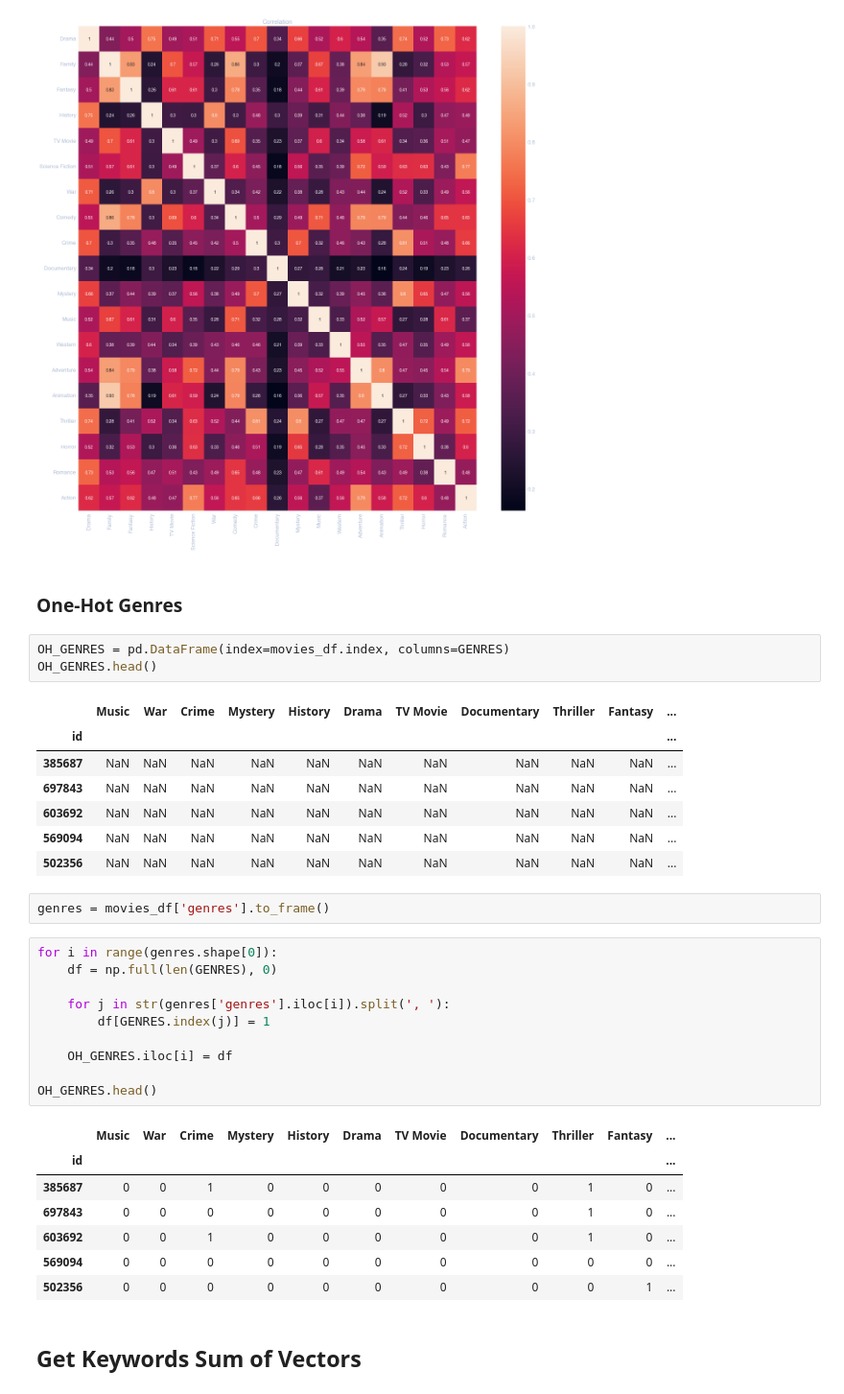
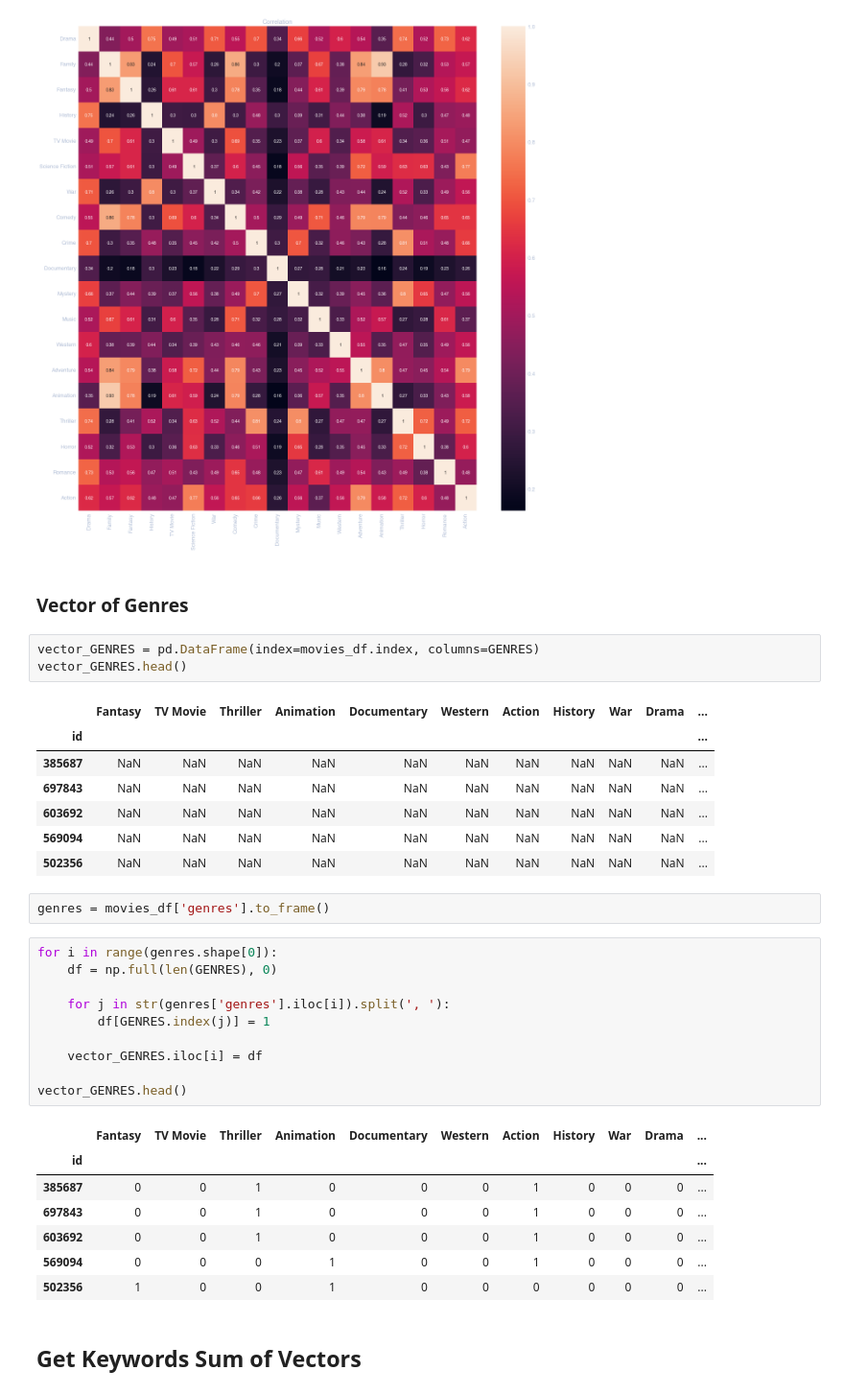
Before and after one commit to fadeeva/normal_projects, a Jupyter notebook: Popular_10000_movies_listed_on_TMDb/prsnt.ipynb, the cells around one changed output. Shown at 96% size. Cells and saved outputs as stored; diff of their text form.

```diff
--- a/Popular_10000_movies_listed_on_TMDb/prsnt.ipynb
+++ b/Popular_10000_movies_listed_on_TMDb/prsnt.ipynb
@@ -482,12 +482,12 @@ plt.title('Correlation')
 Text(0.5, 1.0, 'Correlation')
 [figure]
 # %% [markdown]
-### One-Hot Genres
+### Vector of Genres
 # %%
-OH_GENRES = pd.DataFrame(index=movies_df.index, columns=GENRES)
-OH_GENRES.head()
+vector_GENRES = pd.DataFrame(index=movies_df.index, columns=GENRES)
+vector_GENRES.head()
 # %% [output]
-|  | Music | War | Crime | Mystery | History | Drama | TV Movie | Documentary | Thriller | Fantasy | ... |
+|  | Fantasy | TV Movie | Thriller | Animation | Documentary | Western | Action | History | War | Drama | ... |
 | id |  |  |  |  |  |  |  |  |  |  | ... |
 | 385687 | NaN | NaN | NaN | NaN | NaN | NaN | NaN | NaN | NaN | NaN | ... |
 | 697843 | NaN | NaN | NaN | NaN | NaN | NaN | NaN | NaN | NaN | NaN | ... |
@@ -499,21 +499,21 @@ genres = movies_df['genres'].to_frame()
 # %%
 for i in range(genres.shape[0]):
     df = np.full(len(GENRES), 0)
 
     for j in str(genres['genres'].iloc[i]).split(', '):
         df[GENRES.index(j)] = 1
 
-    OH_GENRES.iloc[i] = df
+    vector_GENRES.iloc[i] = df
 
-OH_GENRES.head()
+vector_GENRES.head()
 # %% [output]
-|  | Music | War | Crime | Mystery | History | Drama | TV Movie | Documentary | Thriller | Fantasy | ... |
+|  | Fantasy | TV Movie | Thriller | Animation | Documentary | Western | Action | History | War | Drama | ... |
 | id |  |  |  |  |  |  |  |  |  |  | ... |
-| 385687 | 0 | 0 | 1 | 0 | 0 | 0 | 0 | 0 | 1 | 0 | ... |
-| 697843 | 0 | 0 | 0 | 0 | 0 | 0 | 0 | 0 | 1 | 0 | ... |
-| 603692 | 0 | 0 | 1 | 0 | 0 | 0 | 0 | 0 | 1 | 0 | ... |
-| 569094 | 0 | 0 | 0 | 0 | 0 | 0 | 0 | 0 | 0 | 0 | ... |
-| 502356 | 0 | 0 | 0 | 0 | 0 | 0 | 0 | 0 | 0 | 1 | ... |
+| 385687 | 0 | 0 | 1 | 0 | 0 | 0 | 1 | 0 | 0 | 0 | ... |
+| 697843 | 0 | 0 | 1 | 0 | 0 | 0 | 1 | 0 | 0 | 0 | ... |
+| 603692 | 0 | 0 | 1 | 0 | 0 | 0 | 1 | 0 | 0 | 0 | ... |
+| 569094 | 0 | 0 | 0 | 1 | 0 | 0 | 1 | 0 | 0 | 0 | ... |
+| 502356 | 1 | 0 | 0 | 1 | 0 | 0 | 0 | 0 | 0 | 0 | ... |
 # %% [markdown]
 ## Get Keywords Sum of Vectors
 # %%
```
Also changed, not shown: parts of 5 cells of this notebook.
